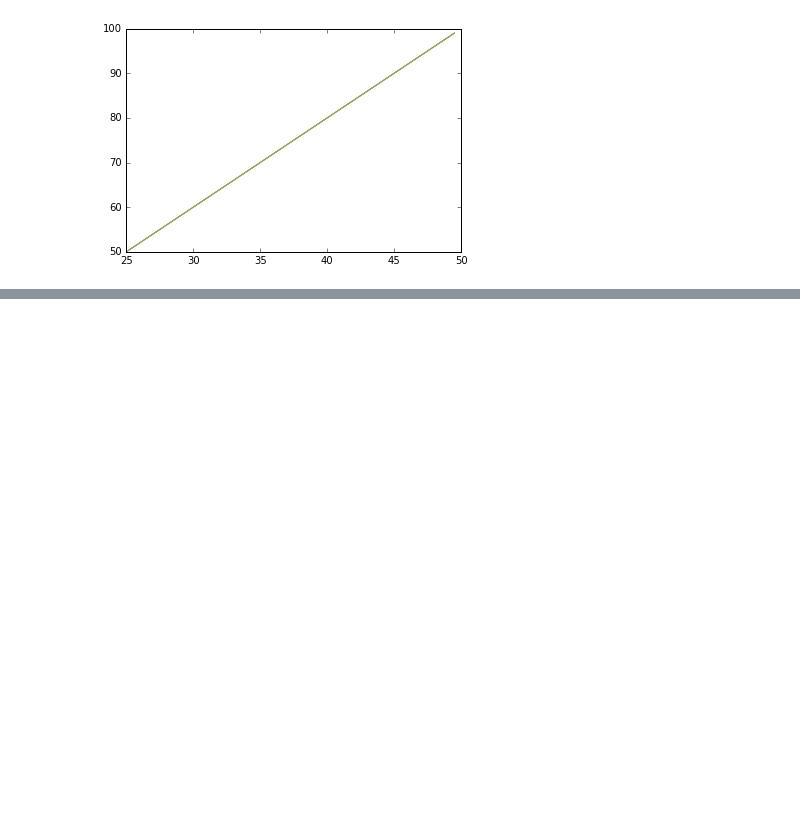
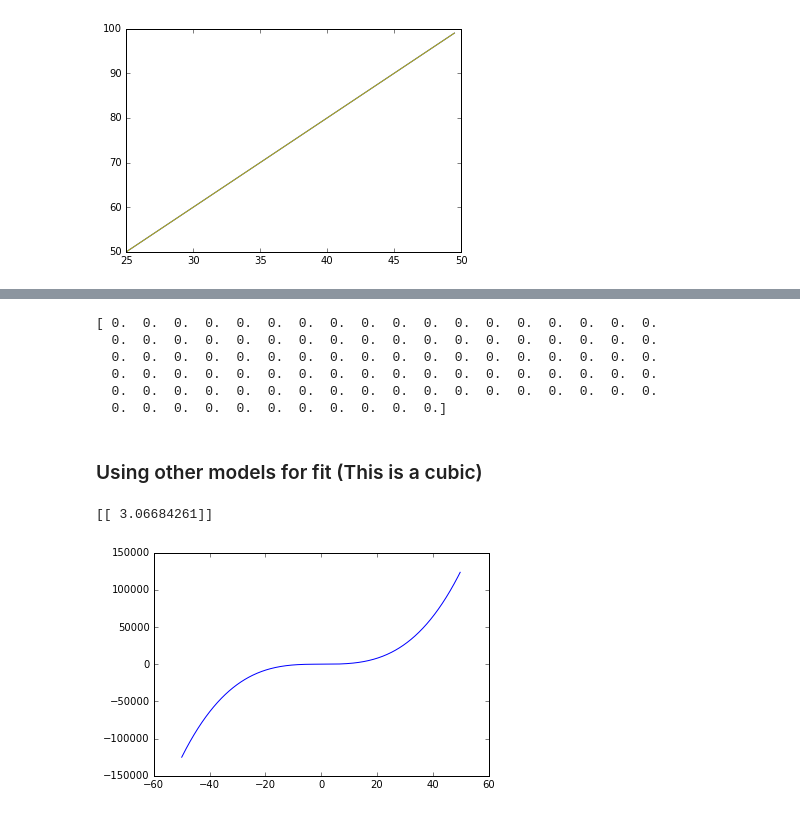
Before and after one commit to ednusi/MatPy, a Jupyter notebook: First Notebook.ipynb, the cells around one changed output, grey strips where cells are left out. Saved outputs shown, nothing was run; the diff lists cells and outputs as text; code cells hidden in the pictures; blank space fills up the shorter version.

Commit message:
Add many plots and implement machine learning

```diff
--- a/First Notebook.ipynb
+++ b/First Notebook.ipynb
@@ -160,0 +194,2 @@ plot.show() #comes out a mix of the two colors
+# %%
+second_function = lambda val: val**3 + 6
@@ -160,0 +200,3 @@ plot.show() #comes out a mix of the two colors
+# %%
+first_domain = x[:50]
+second_domain = x[50:]
@@ -160,0 +271,5 @@ plot.show() #comes out a mix of the two colors
+# %%
+first_data = first_function(first_domain)
+second_data = second_function(second_domain)
+
+merged_data = np.concatenate([first_data,second_data])
@@ -160,0 +296,36 @@ plot.show() #comes out a mix of the two colors
+# %%
+predict = naive()
+prop_x = x.reshape(-1,1)
+prop_data = merged_data.reshape(-1,1)
+predicted_values = predict.fit(prop_x,prop_data).predict(prop_x)
+# %%
+print predicted_values-merged_data # either this fit was very good, or there is a problem, it displays no error here
+# %% [output]
+[ 0.  0.  0.  0.  0.  0.  0.  0.  0.  0.  0.  0.  0.  0.  0.  0.  0.  0.
+  0.  0.  0.  0.  0.  0.  0.  0.  0.  0.  0.  0.  0.  0.  0.  0.  0.  0.
+  0.  0.  0.  0.  0.  0.  0.  0.  0.  0.  0.  0.  0.  0.  0.  0.  0.  0.
+  0.  0.  0.  0.  0.  0.  0.  0.  0.  0.  0.  0.  0.  0.  0.  0.  0.  0.
+  0.  0.  0.  0.  0.  0.  0.  0.  0.  0.  0.  0.  0.  0.  0.  0.  0.  0.
+  0.  0.  0.  0.  0.  0.  0.  0.  0.  0.  0.]
+# %% [markdown]
+### Using other models for fit (This is a cubic)
+# %%
+# using n-degree polynomials
+from sklearn.preprocessing import PolynomialFeatures
+from sklearn.pipeline import make_pipeline
+from sklearn.linear_model import Ridge
+
+degree = 3 #we want to guess a cubic (because we already know it is in fact cubic)
+
+model = make_pipeline(PolynomialFeatures(degree),Ridge())
+model.fit(prop_x,prop_data)
+
+x_plot = np.arange(-50.,50.,0.2).reshape(-1,1)
+
+y_plot = model.predict(x_plot).reshape(-1,1)
+plot.plot(x_plot,y_plot)
+
+print model.predict(0) #perfect, essentially created a curve between the two
+# %% [output]
+[[ 3.06684261]]
+[figure, added]
```
Also changed, not shown: parts of 13 cells of this notebook.
